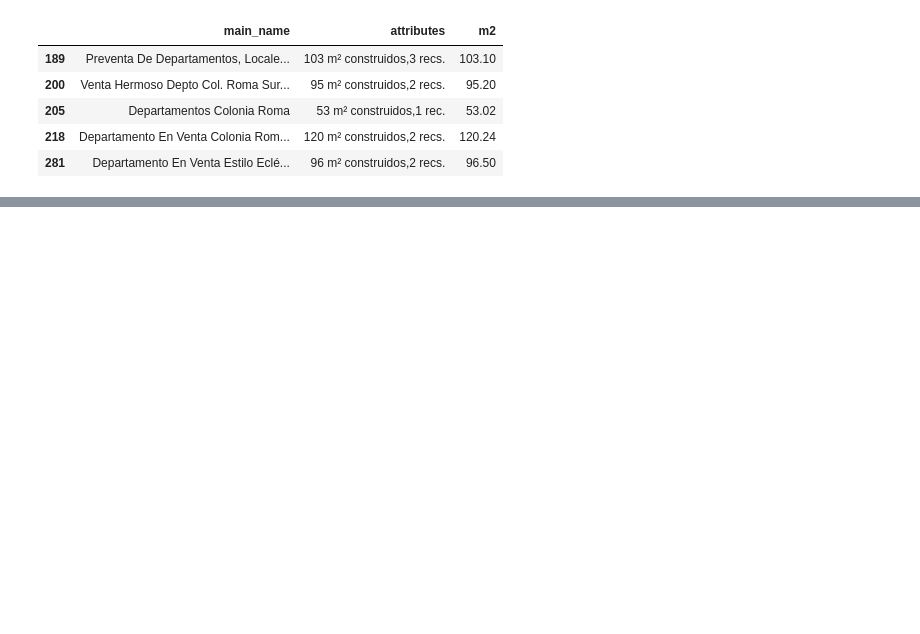
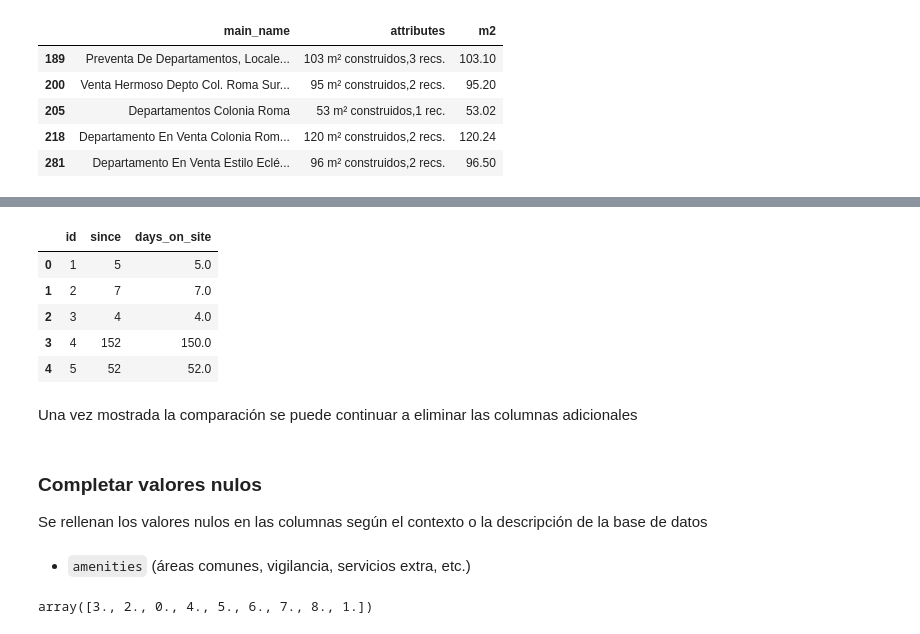
Before and after one commit to joshbrx/DataScience_challenge, a Jupyter notebook: Departamentos_en_la_CDMX.ipynb, the cells around one changed output, grey strips where cells are left out. Saved outputs shown, nothing was run; the diff lists cells and outputs as text; code cells hidden in the pictures; blank space fills up the shorter version.

```diff
--- a/Departamentos_en_la_CDMX.ipynb
+++ b/Departamentos_en_la_CDMX.ipynb
@@ -214,3 +108,0 @@ data_cdmx = data_cdmx.drop(["since", "since_value"], axis=1)
-# %%
-df.iloc[:,15].value_counts()
-data_cdmx = data_cdmx.drop("price_currency", axis=1)
@@ -232,3 +108,0 @@ array([3., 2., 0., 4., 5., 6., 7., 8., 1.])
-# %%
-df.iloc[:,20].value_counts()
-data_cdmx = data_cdmx.drop("age_in_years", axis=1)
@@ -295,4 +108,0 @@ Name: monthly_fee, Length: 981, dtype: object
-# %%
-# Primero comppletamos los valores nulos con un 0
-data_cdmx["monthly_fee"] = df["monthly_fee"].fillna("0")
-data_cdmx["monthly_fee"].unique()
@@ -349,0 +113,3 @@ memory usage: 268.4+ KB
+# %%
+print(df.iloc[:,29].value_counts())
+data_cdmx = data_cdmx.drop("orientation", axis=1);
@@ -349,0 +152,21 @@ memory usage: 268.4+ KB
+# %%
+# Refinamos el calculo de los días totales para medirlo en función de un mes y año promedio
+def tmp_func2(x):
+    tmp_var = int(re.findall('\d+', x)[0])
+    if re.findall("meses", x) == ['meses']:
+        tmp_var *= 30.42
+    if re.findall("años", x) == ["años"]:
+        tmp_var *= 365.24
+    return int(round(tmp_var))
+
+data_cdmx['since'] = df['since'].apply(tmp_func2)
+data_cdmx[["id", "since", "days_on_site"]].head()
+# %% [output]
+|  | id | since | days_on_site |
+| 0 | 1 | 5 | 5.0 |
+| 1 | 2 | 7 | 7.0 |
+| 2 | 3 | 4 | 4.0 |
+| 3 | 4 | 152 | 150.0 |
+| 4 | 5 | 52 | 52.0 |
+# %% [markdown]
+Una vez mostrada la comparación se puede continuar a eliminar las columnas adicionales
@@ -349,0 +177,13 @@ memory usage: 268.4+ KB
+# %% [markdown]
+### Completar valores nulos
+
+Se rellenan los valores nulos en las columnas según el contexto o la descripción de la base de datos
+# %% [markdown]
+* `amenities` (áreas comunes, vigilancia, servicios extra, etc.)
+# %%
+# Falta el caso para cuando no hay amenidades extra, rellenamos valores con 0
+# df["amenities"].unique()
+data_cdmx["amenities"] = df["amenities"].fillna(0)
+data_cdmx["amenities"].unique()
+# %% [output]
+array([3., 2., 0., 4., 5., 6., 7., 8., 1.])
```
Also changed, not shown: parts of 67 cells of this notebook.
